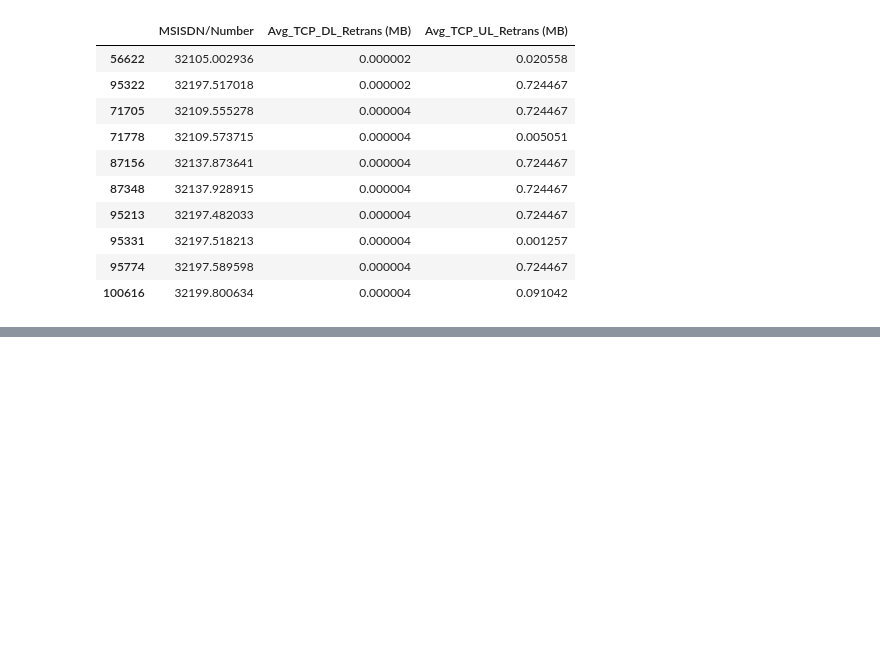
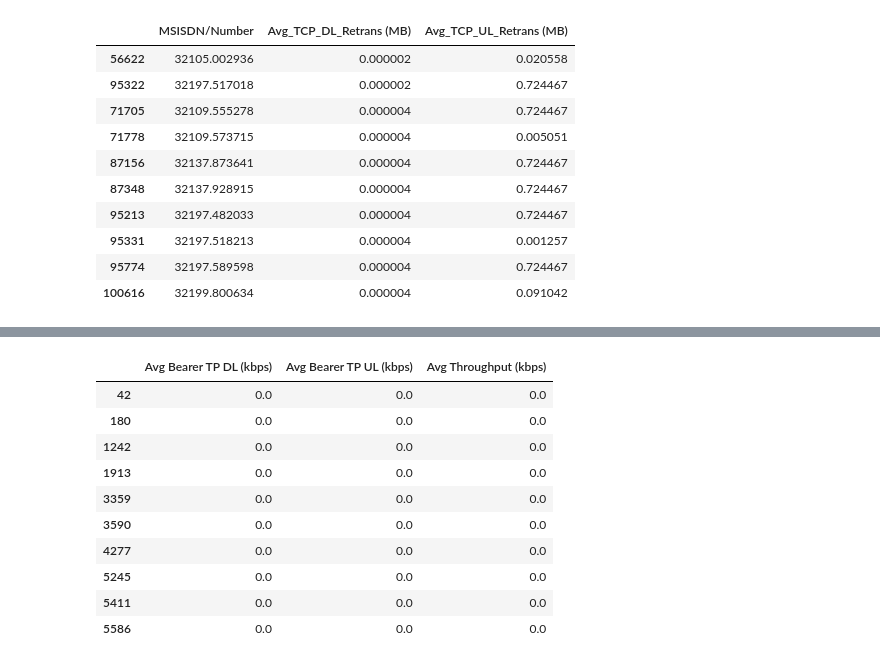
Before and after one commit to biniyam69/telecom, a Jupyter notebook: notebooks/Task4.ipynb, the cells around one changed output, grey strips where cells are left out. Cells and saved outputs as stored; diff of their text form; code cells hidden in the pictures; blank space fills up the shorter version.

```diff
--- a/notebooks/Task4.ipynb
+++ b/notebooks/Task4.ipynb
@@ -233,0 +279,15 @@ bottom_10_tcp
+# %%
+bottom_10_throughput = throughput_df.nsmallest(10, 'Avg Throughput (kbps)')
+bottom_10_throughput
+# %% [output]
+|  | Avg Bearer TP DL (kbps) | Avg Bearer TP UL (kbps) | Avg Throughput (kbps) |
+| 42 | 0.0 | 0.0 | 0.0 |
+| 180 | 0.0 | 0.0 | 0.0 |
+| 1242 | 0.0 | 0.0 | 0.0 |
+| 1913 | 0.0 | 0.0 | 0.0 |
+| 3359 | 0.0 | 0.0 | 0.0 |
+| 3590 | 0.0 | 0.0 | 0.0 |
+| 4277 | 0.0 | 0.0 | 0.0 |
+| 5245 | 0.0 | 0.0 | 0.0 |
+| 5411 | 0.0 | 0.0 | 0.0 |
+| 5586 | 0.0 | 0.0 | 0.0 |
```
Also changed, not shown: parts of 3 cells of this notebook.
